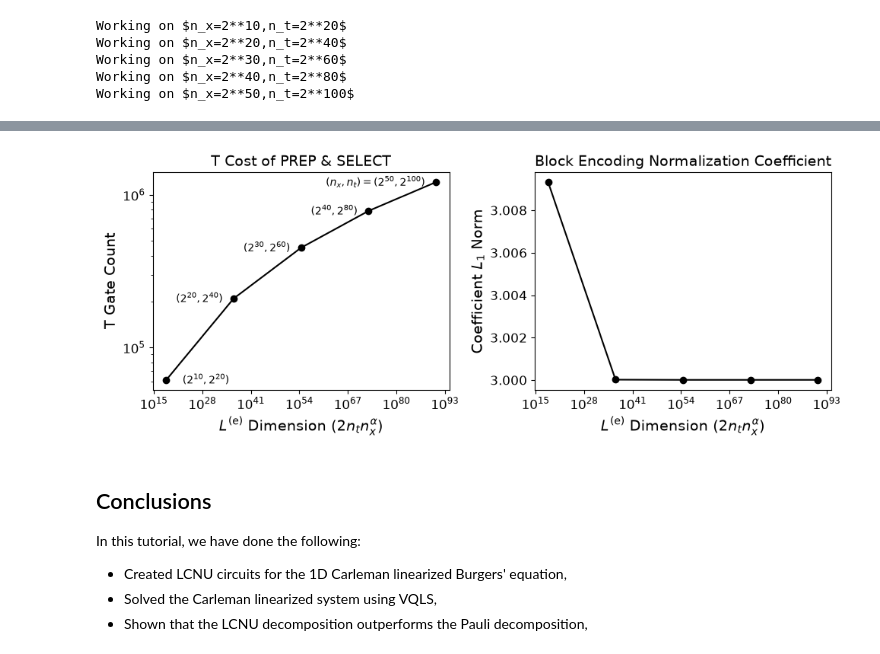
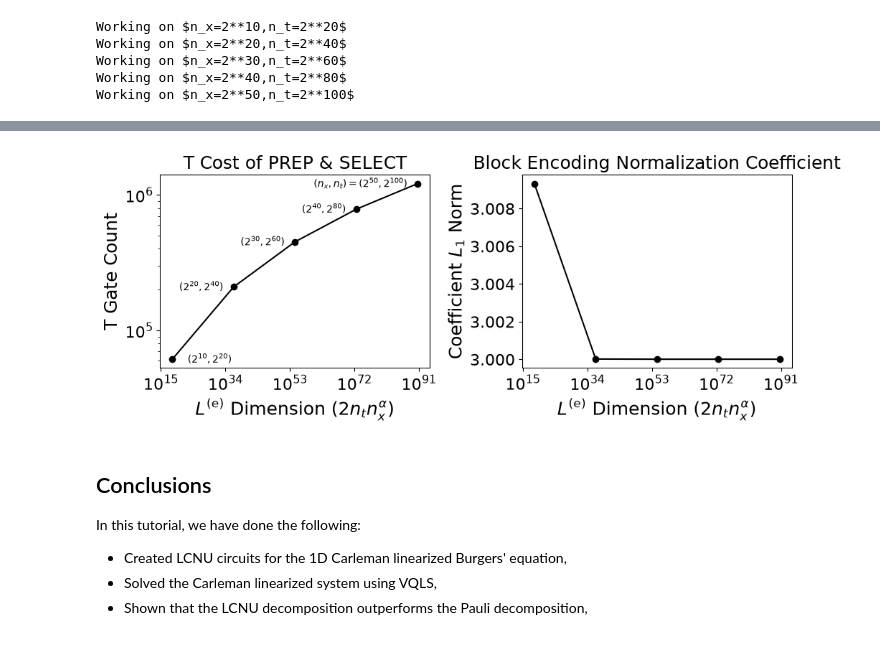
Before and after one commit to Abeynaya/qce26-lcnu-tutorial, a Jupyter notebook: Solve_Burgers.ipynb, the cells around one changed output, grey strips where cells are left out. Saved outputs shown, nothing was run; the diff lists cells and outputs as text; code cells hidden in the pictures.

```diff
--- a/Solve_Burgers.ipynb
+++ b/Solve_Burgers.ipynb
@@ -496,7 +527,6 @@ for i in range(10,60,10):
     T_count_nxnt.append(offset + sum(result["total_t_count"] for result in results))
     matrix_dim_nxnt.append(2**(params_ridiculous['nqubit']-1)) #Matrix dimension of the associated Carleman linearized system
     labels.append(rf"$(2^{{{i}}},2^{{{2*i}}})$")
-    del([circs])
 labels[-1] = rf"$(n_x,n_t)=(2^{{{i}}},2^{{{2*i}}})$" #add to the last one
 # %% [output]
 Working on $n_x=2**10,n_t=2**20$
@@ -507,32 +562,32 @@ Working on $n_x=2**50,n_t=2**100$
 # %%
 #Plot circuit depths
 fig, ax = plt.subplots(1,2,figsize=(10,4))
 ax[0].plot(matrix_dim_nxnt,T_count_nxnt,'-o',c='black')
-ax[0].set_xlabel(r"$L^{(\text{e})}$ Dimension ($2n_tn_x^\alpha$)",fontsize=14)
-ax[0].set_ylabel(r"T Gate Count",fontsize=14)
-ax[0].set_title('T Cost of PREP & SELECT',fontsize=14)
+ax[0].set_xlabel(r"$L^{(\text{e})}$ Dimension ($2n_tn_x^\alpha$)",fontsize=18)
+ax[0].set_ylabel(r"T Gate Count",fontsize=18)
+ax[0].set_title('T Cost of PREP & SELECT',fontsize=18)
 ax[0].set_xscale('log')
 ax[0].set_yscale('log')
-ax[0].tick_params(axis='x', labelsize=12)
-ax[0].tick_params(axis='y', labelsize=12)
+ax[0].tick_params(axis='x', labelsize=16)
+ax[0].tick_params(axis='y', labelsize=16)
 for i,(xi, yi, label) in enumerate(zip(matrix_dim_nxnt, T_count_nxnt, labels)):
     if i==0:
         ax[0].annotate(label,(xi,yi),xytext=(60, 6),textcoords="offset points",ha="right",va="top")
     else:
         ax[0].annotate(label,(xi,yi),xytext=(-10, 6),textcoords="offset points",ha="right",va="top")
 
 ax[1].plot(matrix_dim_nxnt,coeffs_L1norm,'-o',c='black')
-ax[1].set_xlabel(r"$L^{(\text{e})}$ Dimension ($2n_tn_x^\alpha$)",fontsize=14)
-ax[1].set_ylabel(r"Coefficient $L_1$ Norm",fontsize=14)
-ax[1].set_title('Block Encoding Normalization Coefficient',fontsize=14)
+ax[1].set_xlabel(r"$L^{(\text{e})}$ Dimension ($2n_tn_x^\alpha$)",fontsize=18)
+ax[1].set_ylabel(r"Coefficient $L_1$ Norm",fontsize=18)
+ax[1].set_title('Block Encoding Normalization Coefficient',fontsize=18)
 ax[1].set_xscale('log')
-ax[1].tick_params(axis='x', labelsize=12)
-ax[1].tick_params(axis='y', labelsize=12)
+ax[1].tick_params(axis='x', labelsize=16)
+ax[1].tick_params(axis='y', labelsize=16)
 
 plt.tight_layout()
 plt.savefig("Max_circ_depth.png")
 # %% [output]
-[figure, old version]
+[figure, new version]
 # %% [markdown]
 ## Conclusions
 
```
Also changed, not shown: parts of 10 cells of this notebook, 5 other files.
